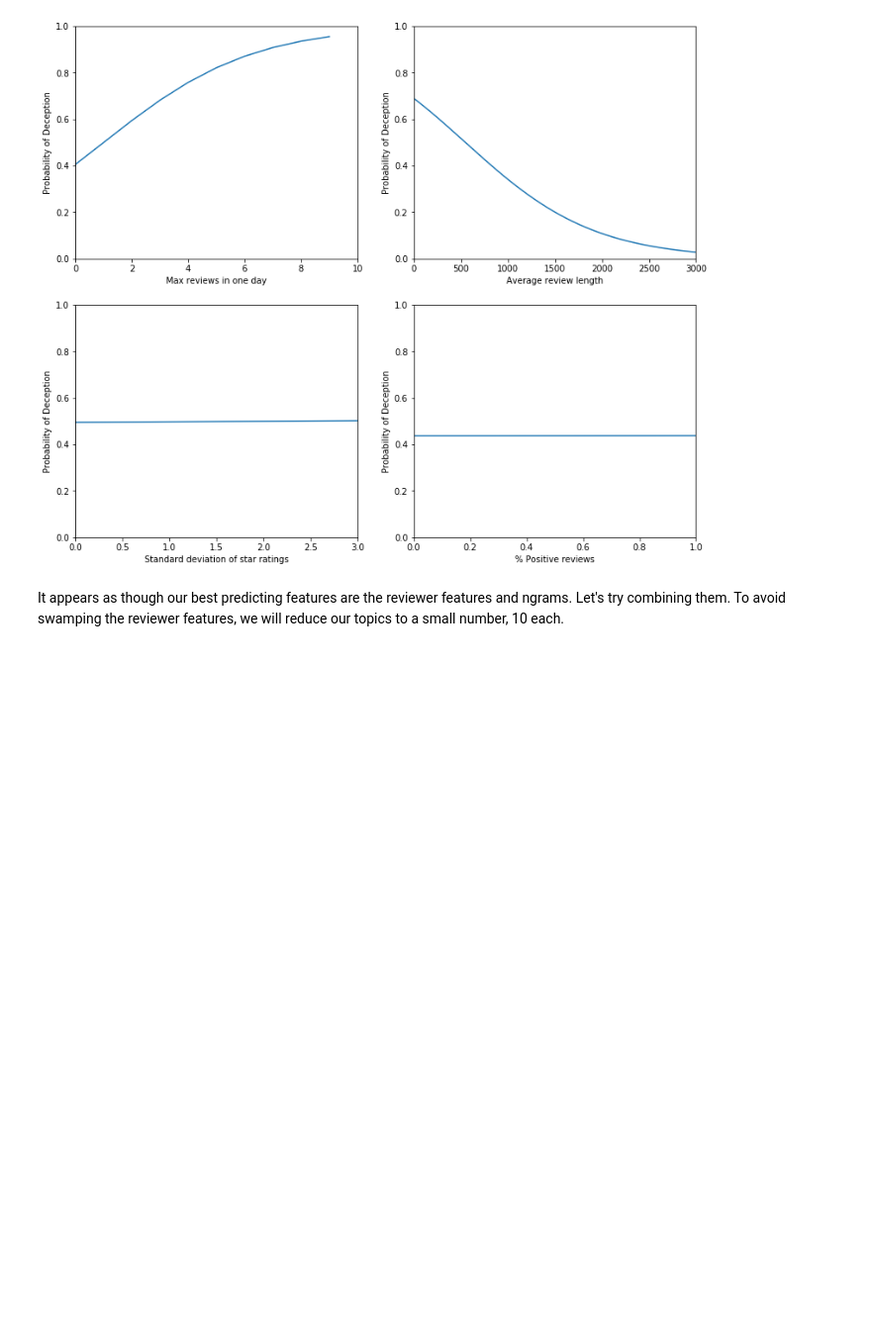
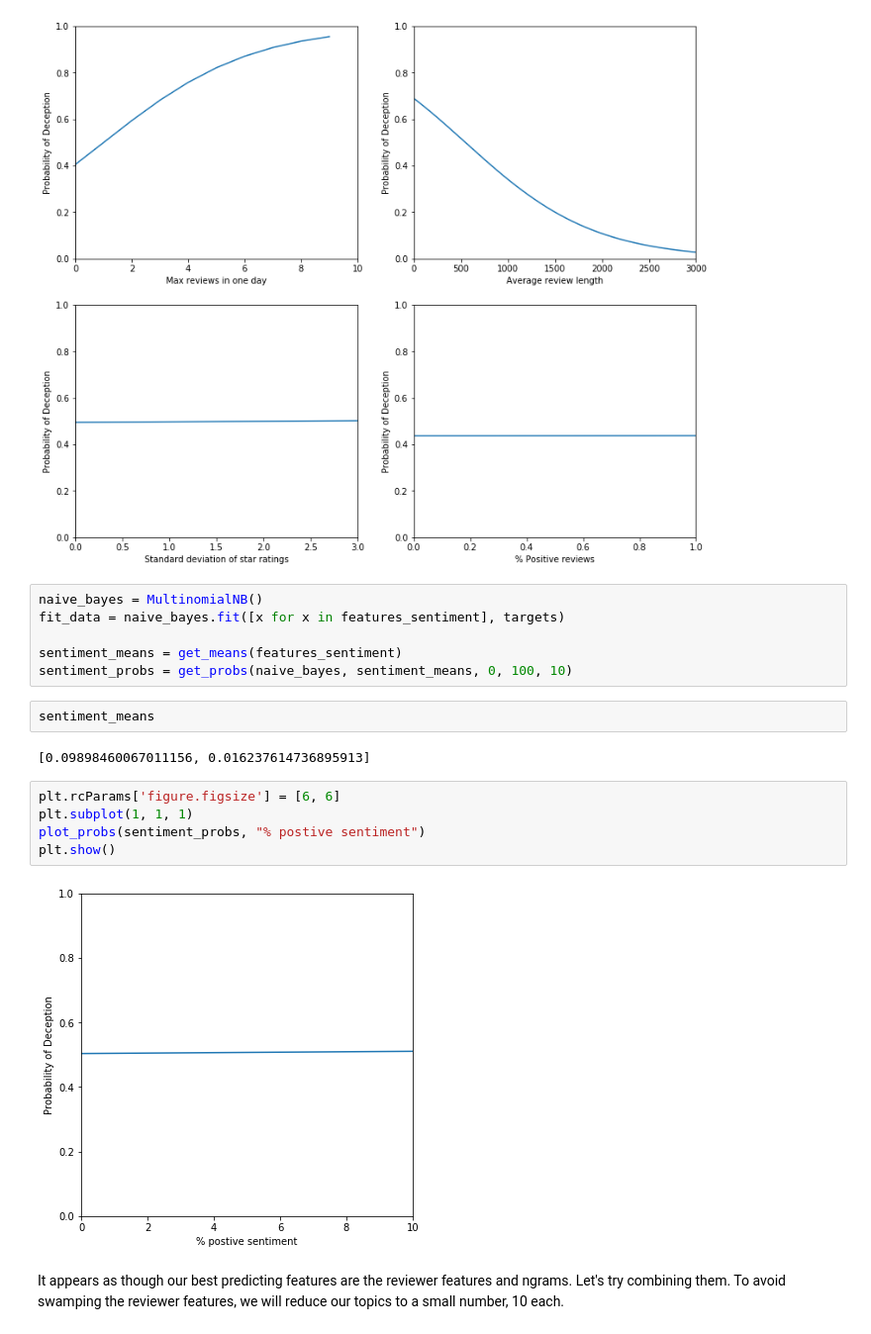
Before and after one commit to CPSSD/LUCAS, a Jupyter notebook: LUCAS/notebooks/yelp/2_nbayes_BetterFeatures.ipynb, the cells around one changed output. Shown at 99% size. Cells and saved outputs as stored; diff of their text form; blank space fills up the shorter version.

Commit message:
Added graphs for sentiment features

```diff
--- a/LUCAS/notebooks/yelp/2_nbayes_BetterFeatures.ipynb
+++ b/LUCAS/notebooks/yelp/2_nbayes_BetterFeatures.ipynb
@@ -412,6 +412,23 @@ plot_probs(get_probs(naive_bayes, means, 3, 100, 100), "% Positive reviews")
 plt.show()
 # %% [output]
 [figure]
+# %%
+naive_bayes = MultinomialNB()
+fit_data = naive_bayes.fit([x for x in features_sentiment], targets)
+
+sentiment_means = get_means(features_sentiment)
+sentiment_probs = get_probs(naive_bayes, sentiment_means, 0, 100, 10)
+# %%
+sentiment_means
+# %% [output]
+[0.09898460067011156, 0.016237614736895913]
+# %%
+plt.rcParams['figure.figsize'] = [6, 6]
+plt.subplot(1, 1, 1)
+plot_probs(sentiment_probs, "% postive sentiment")
+plt.show()
+# %% [output]
+[figure, added]
 # %% [markdown]
 It appears as though our best predicting features are the reviewer features and ngrams. Let's try combining them. To avoid swamping the reviewer features, we will reduce our topics to a small number, 10 each.
 # %%
```
